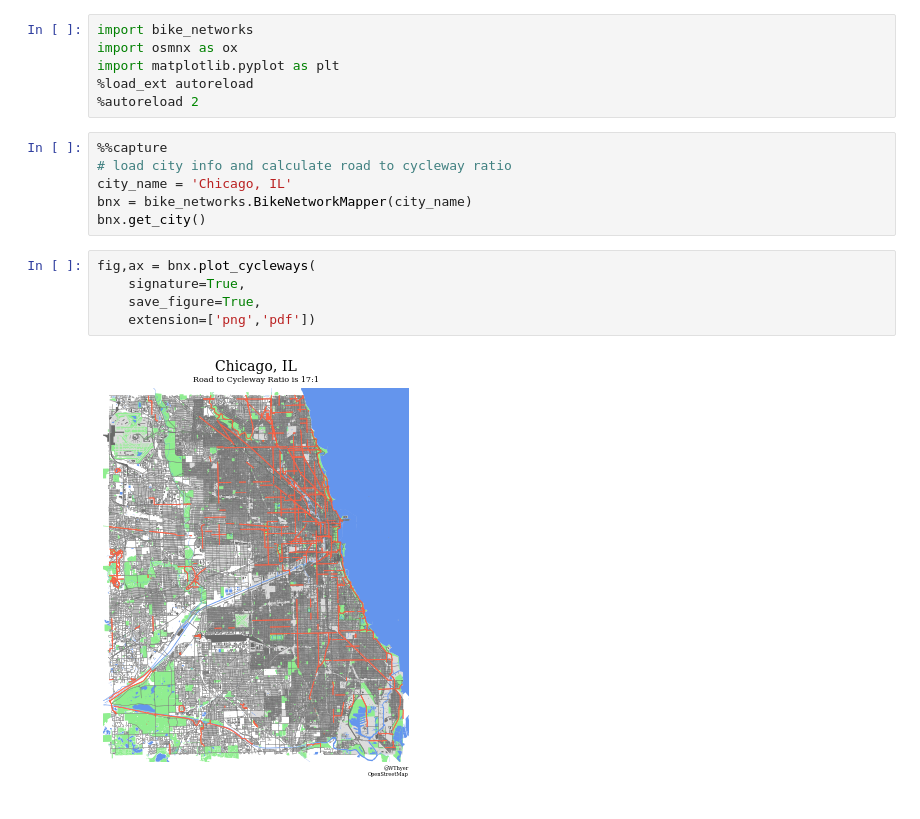
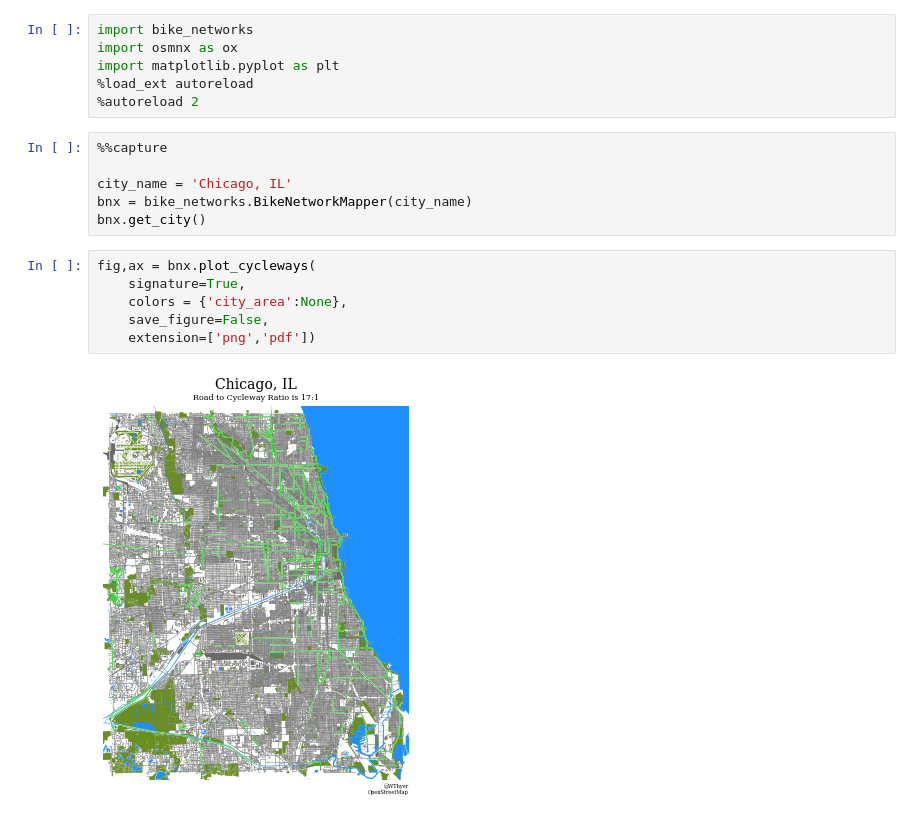
Before and after one commit to WilliamThyer/CityMapper, a Jupyter notebook: bike_networks.ipynb, the cells around one changed output. Saved outputs shown, nothing was run; the diff lists cells and outputs as text.

Commit message:
color options for mapping

```diff
--- a/bike_networks.ipynb
+++ b/bike_networks.ipynb
@@ -6,14 +6,15 @@ import matplotlib.pyplot as plt
 %autoreload 2
 # %%
 %%capture
-# load city info and calculate road to cycleway ratio
+
 city_name = 'Chicago, IL'
 bnx = bike_networks.BikeNetworkMapper(city_name)
 bnx.get_city()
 # %%
 fig,ax = bnx.plot_cycleways(
     signature=True,
-    save_figure=True,
+    colors = {'city_area':None},
+    save_figure=False,
     extension=['png','pdf'])
 # %% [output]
-[figure, old version]
+[figure, new version]
```
Also changed, not shown: 1 other file.
